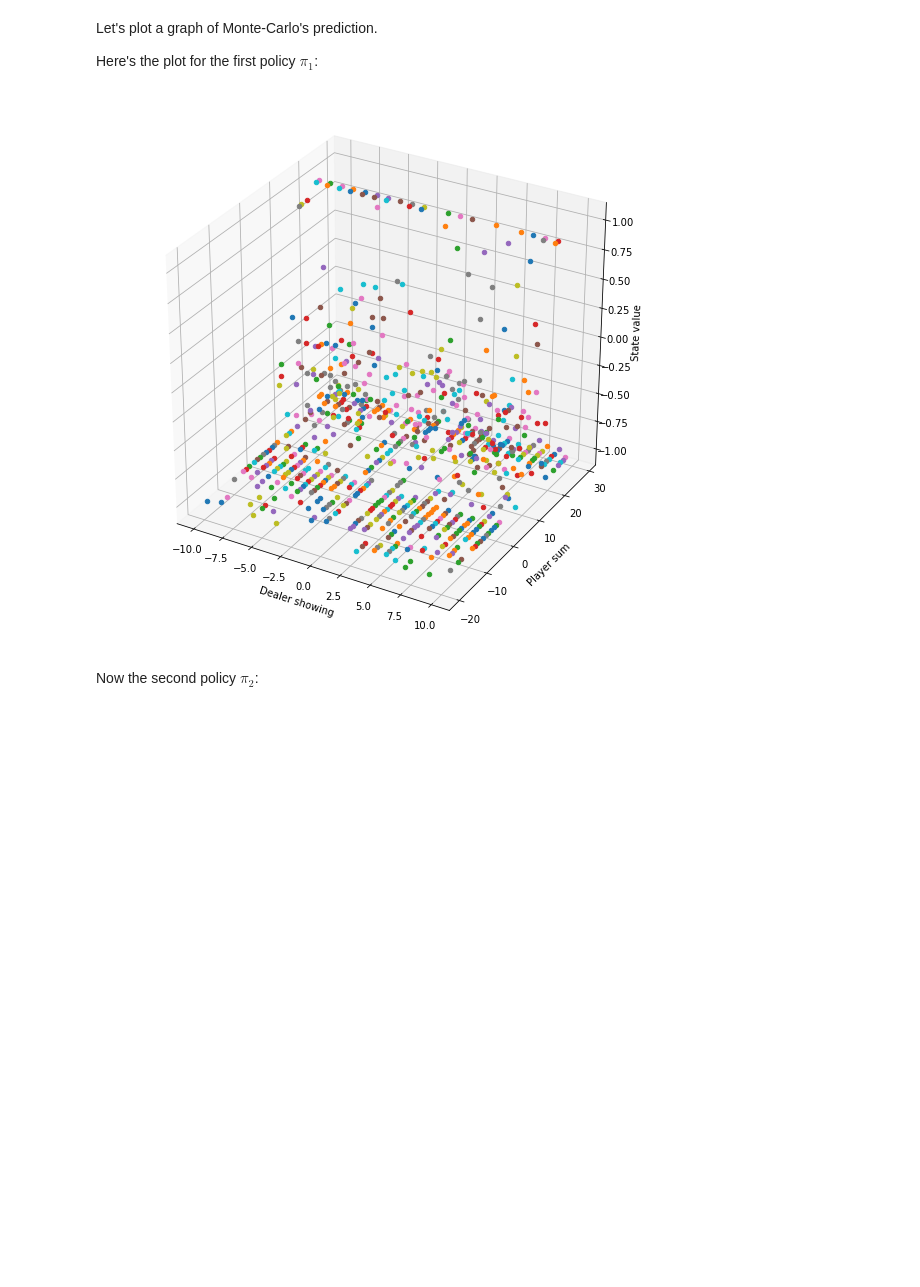
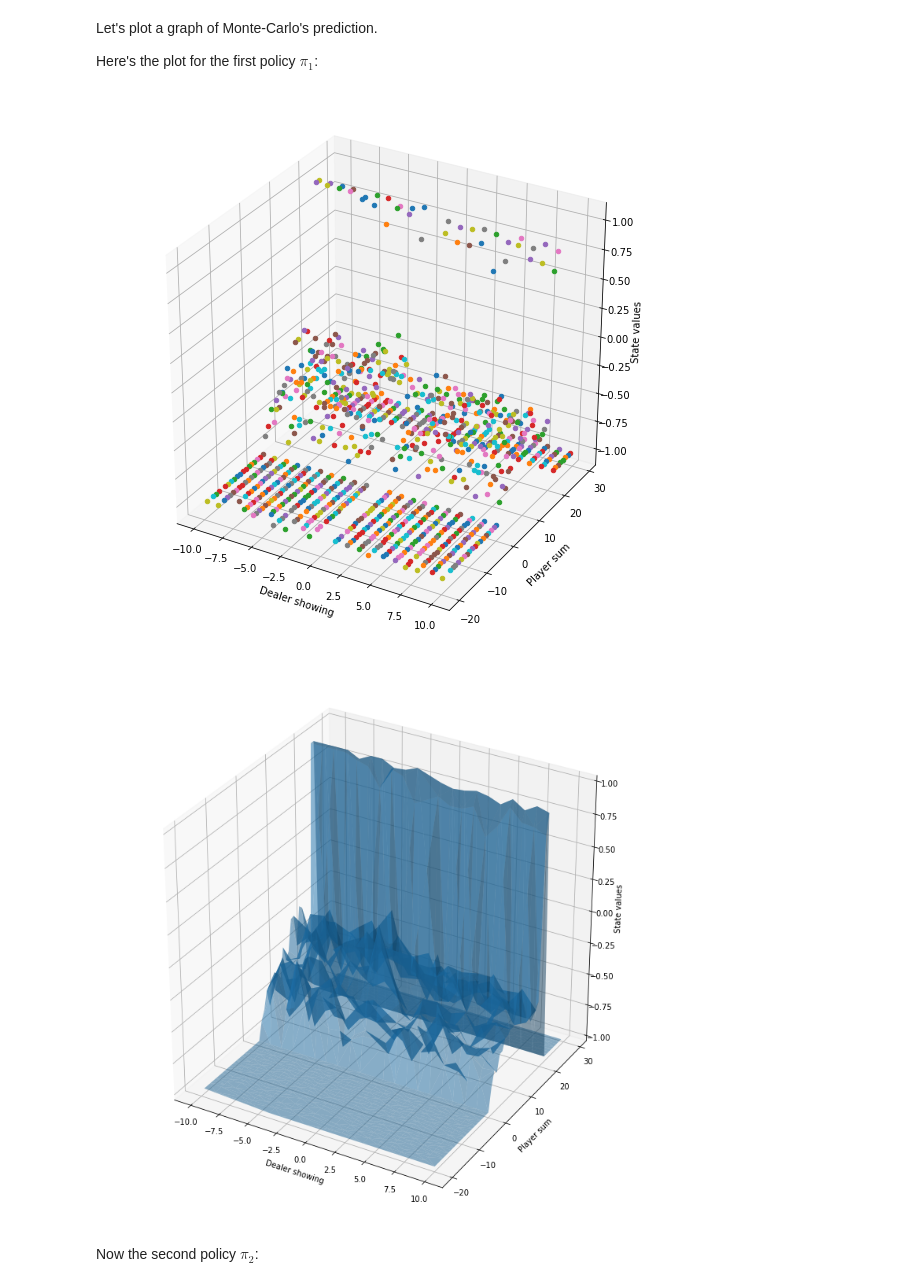
Before and after one commit to RenatoGeh/mac5788, a Jupyter notebook: ep1/Easy21.ipynb, the cells around one changed output. Saved outputs shown, nothing was run; the diff lists cells and outputs as text; code cells hidden in the pictures; blank space fills up the shorter version.

```diff
--- a/ep1/Easy21.ipynb
+++ b/ep1/Easy21.ipynb
@@ -44,10 +44,11 @@ def sample_card(n = None):
 # checked statically (always being checked) or only after the
 # next card draw. We assume the latter.
 def sample_dealer(d, p):
+    old_d = d
     while True:
         c = sample_card()
         d += c
-        s = State(d, p, True)
+        s = State(old_d, p, True)
         if d < 1 or d > 21:
             return 1, s
         if d >= 17:
@@ -192,7 +237,7 @@ def gen_episode(pi):
 # Monte-Carlo Prediction
 #   pi - policy to be evaluated
 #   n  - number of episodes to run
-def mc_pred(pi, n=1000):
+def mc_pred(pi, n=10000, mode='first'):
     V = defaultdict(float)
     N = defaultdict(int)
     for i in range(0, n):
@@ -200,7 +245,11 @@ def mc_pred(pi, n=1000):
         G = 0
         for t, sar in reversed(list(enumerate(E))):
             G += sar.r
-            if sar not in E[0:t]:
+            if mode != 'first':
+                s = hash(sar.s)
+                N[s] += 1
+                V[s] += (G-V[s])/N[s]
+            elif sar not in E[0:t]:
                 s = hash(sar.s)
                 N[s] += 1
                 V[s] += (G-V[s])/N[s]
@@ -208,24 +257,18 @@ def mc_pred(pi, n=1000):
 
 mc_V_1 = mc_pred(policy_1)
 mc_V_2 = mc_pred(policy_2)
+
+mc_e_V_1 = mc_pred(policy_1, mode='every')
+mc_e_V_2 = mc_pred(policy_2, mode='every')
 # %% [markdown]
 Let's plot a graph of Monte-Carlo's prediction.
 
 Here's the plot for the first policy $\pi_1$:
-# %%
-mc_fig = plt.figure(figsize=(10, 10))
-mc_ax = mc_fig.add_subplot(111, projection='3d')
-
-for h, v in mc_V_1.items():
-    s = State.FromHash(h)
-    mc_ax.scatter(s.d, s.p, v)
-
-mc_ax.set_xlabel('Dealer showing')
-mc_ax.set_ylabel('Player sum')
-mc_ax.set_zlabel('State value')
-
-plt.show()
-# %% [output]
-[figure, removed]
+# %%
+draw_scatter(mc_V_1)
+draw_trisurf(mc_V_1)
+# %% [output]
+[figure, added]
+[figure, added]
 # %% [markdown]
 Now the second policy $\pi_2$:
```
Also changed, not shown: parts of 19 cells of this notebook, 1 other file.
